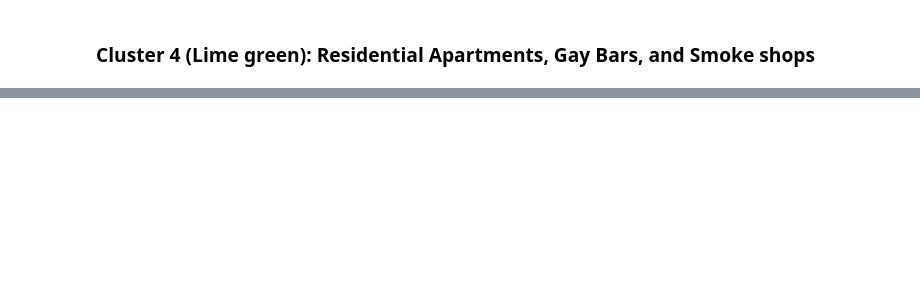
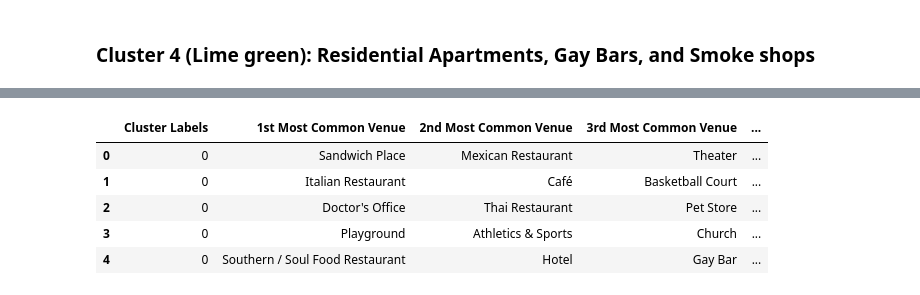
Before and after one commit to TKFoster/Coursera_Capstone, a Jupyter notebook: Coursera Capstone Final Project.ipynb, the cells around one changed output, grey strips where cells are left out. Drawn from its saved outputs; the diff is of its cells as text; code cells hidden in the pictures; blank space fills up the shorter version.

```diff
--- a/Coursera Capstone Final Project.ipynb
+++ b/Coursera Capstone Final Project.ipynb
@@ -1041,0 +1068,11 @@ Atlanta_merged_Final.loc[Atlanta_merged_Final['Cluster Labels'] == 5, Atlanta_me
+# %%
+ATL_top5=ATL_top5.dropna()
+ATL_top5['Cluster Labels'] =ATL_top5['Cluster Labels'].astype(int)
+ATL_top5.head()
+# %% [output]
+|  | Cluster Labels | 1st Most Common Venue | 2nd Most Common Venue | 3rd Most Common Venue | ... |
+| 0 | 0 | Sandwich Place | Mexican Restaurant | Theater | ... |
+| 1 | 0 | Italian Restaurant | Café | Basketball Court | ... |
+| 2 | 0 | Doctor's Office | Thai Restaurant | Pet Store | ... |
+| 3 | 0 | Playground | Athletics & Sports | Church | ... |
+| 4 | 0 | Southern / Soul Food Restaurant | Hotel | Gay Bar | ... |
```
Also changed, not shown: parts of 16 cells of this notebook.
